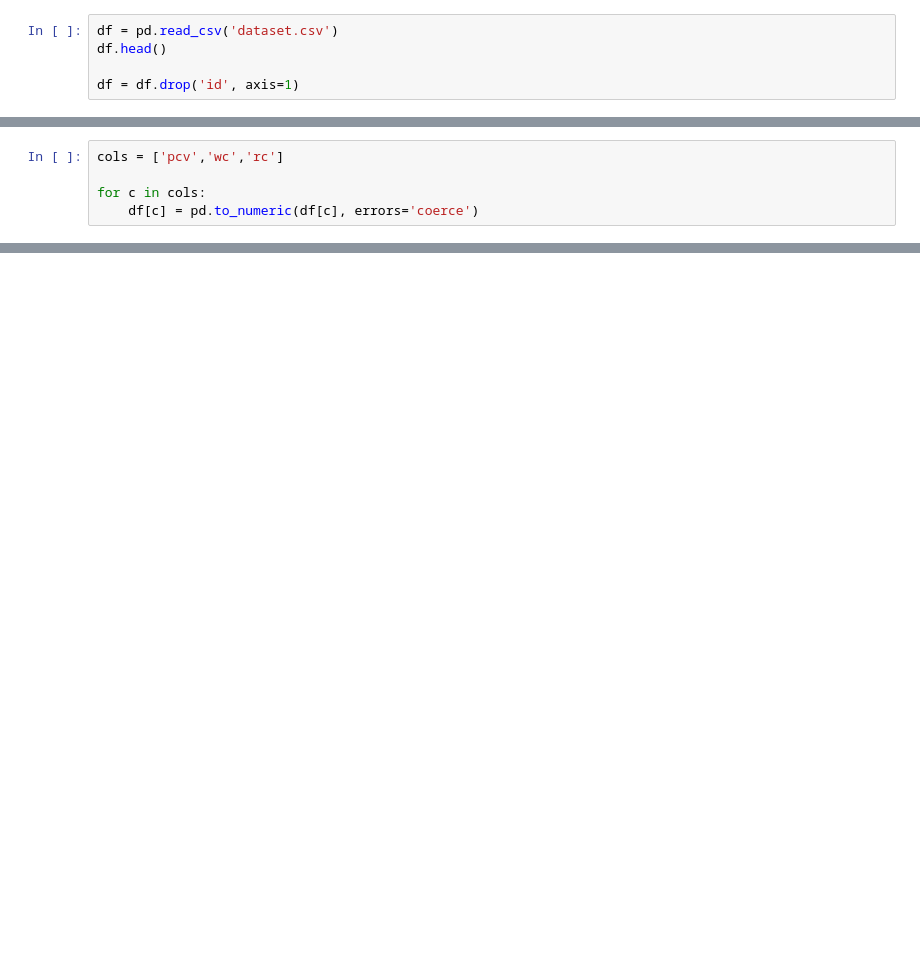
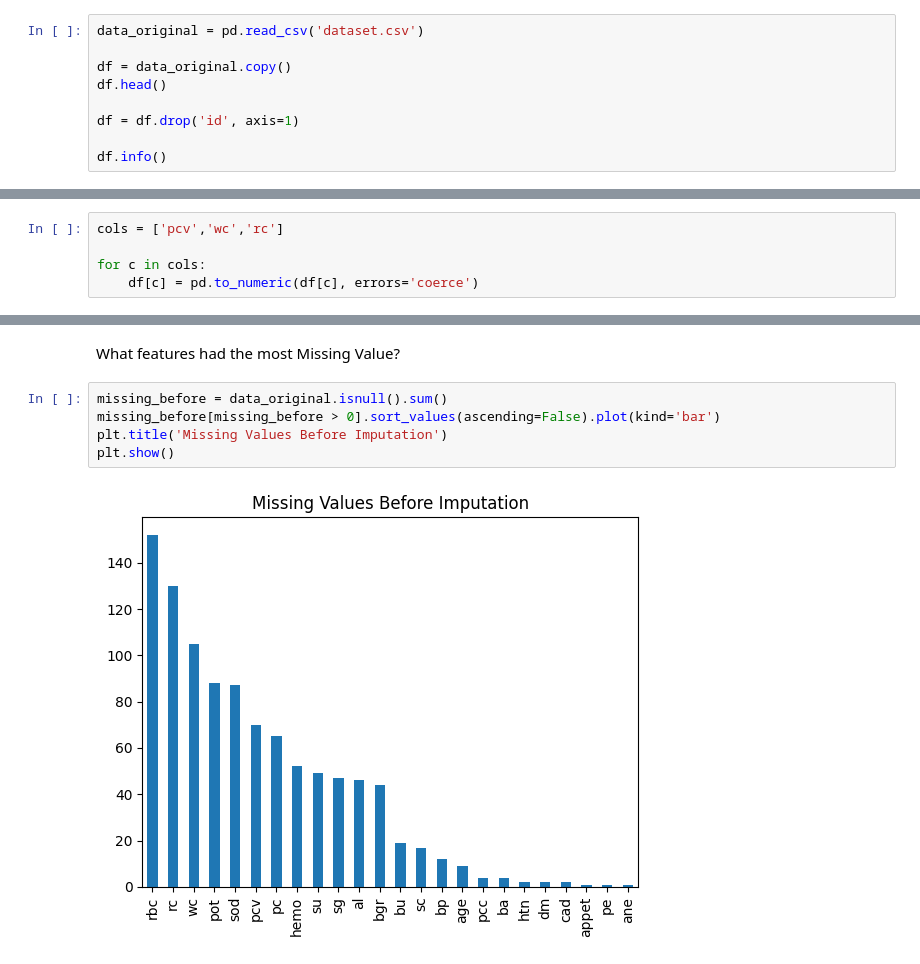
Before and after one commit to amirhassanadeli/CKD-Prediction-using-Machine-Learning, a Jupyter notebook: ckd.ipynb, the cells around one changed output, grey strips where cells are left out. Drawn from its saved outputs; the diff is of its cells as text; blank space fills up the shorter version.

Commit message:
Add Plot

```diff
--- a/ckd.ipynb
+++ b/ckd.ipynb
@@ -8,7 +8,11 @@ from sklearn.preprocessing import StandardScaler
 from sklearn import svm
 from sklearn.metrics import accuracy_score, classification_report
 # %%
-df = pd.read_csv('dataset.csv')
+data_original = pd.read_csv('dataset.csv')
+
+df = data_original.copy()
 df.head()
 
 df = df.drop('id', axis=1)
+
+df.info()
@@ -48,0 +116,9 @@ df['classification_notckd'].value_counts()
+# %% [markdown]
+What features had the most Missing Value?
+# %%
+missing_before = data_original.isnull().sum()
+missing_before[missing_before > 0].sort_values(ascending=False).plot(kind='bar')
+plt.title('Missing Values Before Imputation')
+plt.show()
+# %% [output]
+[figure, added]
```
Also changed, not shown: parts of 18 cells of this notebook, 1 other file.
